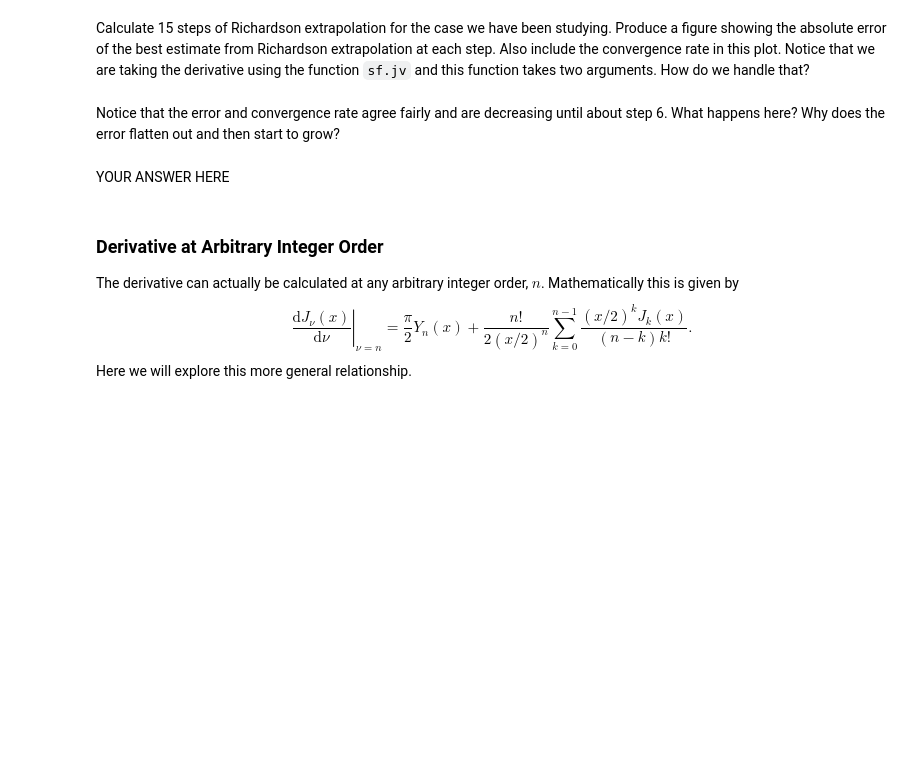
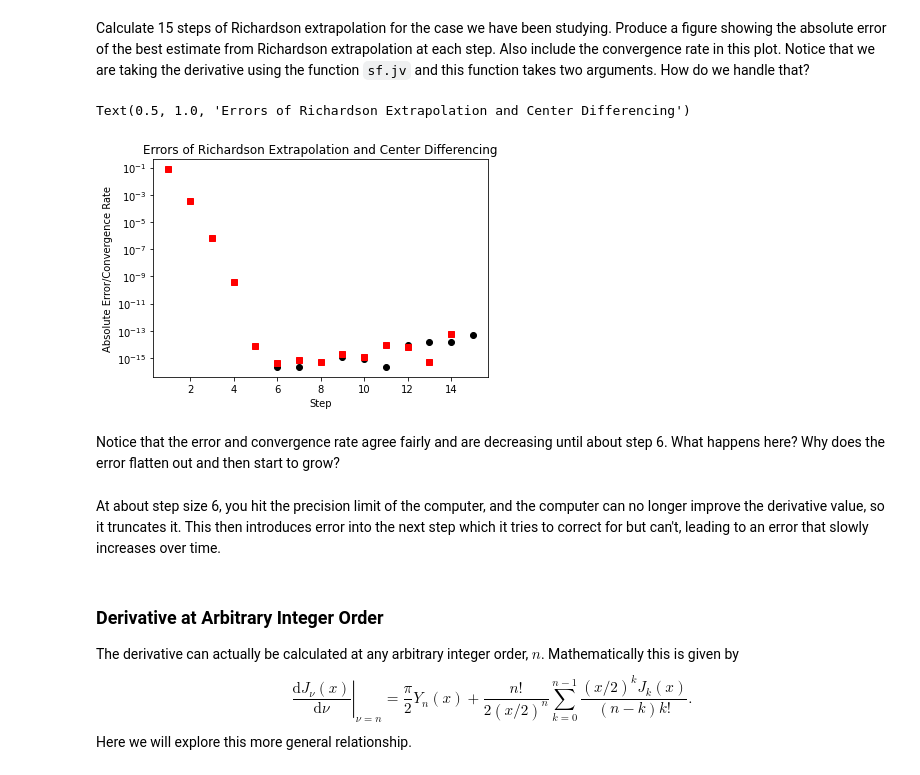
Before and after one commit to Rjames13/p250-spring-2022, a Jupyter notebook: labs/Lab03.ipynb, the cells around one changed output. Saved outputs shown, nothing was run; the diff lists cells and outputs as text; code cells hidden in the pictures; blank space fills up the shorter version.

```diff
--- a/labs/Lab03.ipynb
+++ b/labs/Lab03.ipynb
@@ -77,0 +97,23 @@ raise NotImplementedError()
+# %%
+# center differencing
+x= 2.5
+h10=0.5
+h= h10+x
+h-=x
+
+centerdif1= (sf.jv(0+h, x)- sf.jv(0-h, x))/(2*h)
+centerdif2= (sf.jv(0+h/2, x)- sf.jv(0-h/2, x))/(h)
+
+# forward differencing
+
+forwdif1= (sf.jv(0+h, x)- sf.jv(0, x))/ h
+forwdif2= (sf.jv(0+h/2, x)- sf.jv(0,x))/ (h/2)
+
+# true value
+actualder= (np.pi/2)*sf.y0(2.5)
+
+print("The fractional error for center differencing with a step size of 0.5 is", np.abs((actualder- centerdif1)/ actualder))
+print("The fractional error for center differencing with a step size of 0.25 is", np.abs((actualder- centerdif2)/ actualder))
+
+print("The fractional error for forward differencing with a step size of 0.5 is", np.abs((actualder- forwdif1)/ actualder))
+print("The fractional error for forward differencing with a step size of 0.25 is", np.abs((actualder- forwdif2)/ actualder))
@@ -92,7 +175,21 @@ raise NotImplementedError()
+# %%
+F= richardson_center(sf.jv, 0, h, 15, args=(2.5));
+
+abserr= np.abs(np.diag(F)- (np.pi/2)*sf.y0(2.5))
+convrate= np.abs(np.diff(np.diag(F)))
+
+plt.semilogy(np.arange(1,16,1), abserr, 'ko', label='Absolute Error')
+plt.semilogy(np.arange(1,15,1), convrate, 'rs', label='Convergence Rate')
+plt.xlabel('Step')
+plt.ylabel('Absolute Error/Convergence Rate')
+plt.title('Errors of Richardson Extrapolation and Center Differencing')
+# %% [output]
+Text(0.5, 1.0, 'Errors of Richardson Extrapolation and Center Differencing')
+[figure, added]
 # %% [markdown]
 Notice that the error and convergence rate agree fairly and are decreasing until about step 6.  What happens here?  Why does the error flatten out and then start to grow?
-# %% [markdown]
-YOUR ANSWER HERE
+# %% [markdown]
+At about step size 6, you hit the precision limit of the computer, and the computer can no longer improve the derivative value, so it truncates it. This then introduces error into the next step which it tries to correct for but can't, leading to an error that slowly increases over time.
 # %% [markdown]
 ### Derivative at Arbitrary Integer Order
 
```
Also changed, not shown: parts of 19 cells of this notebook.
